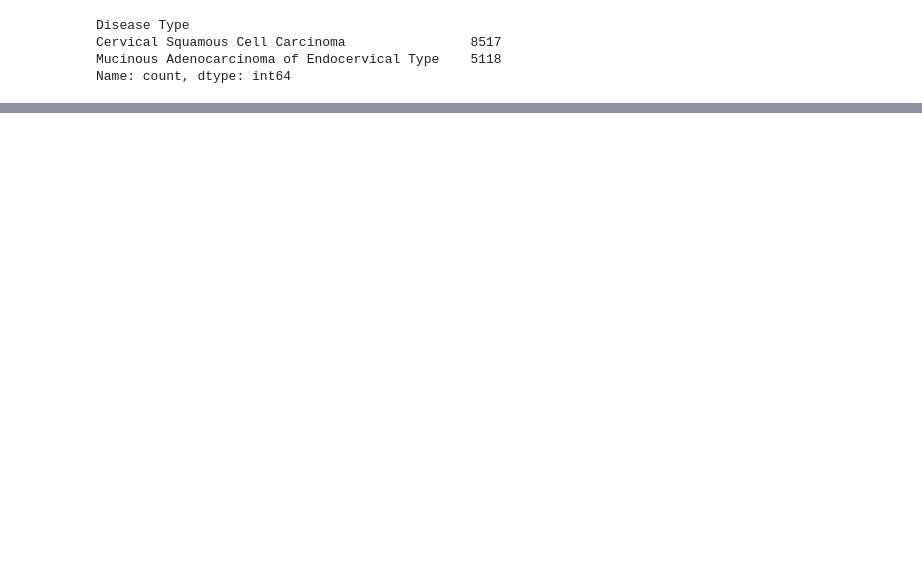
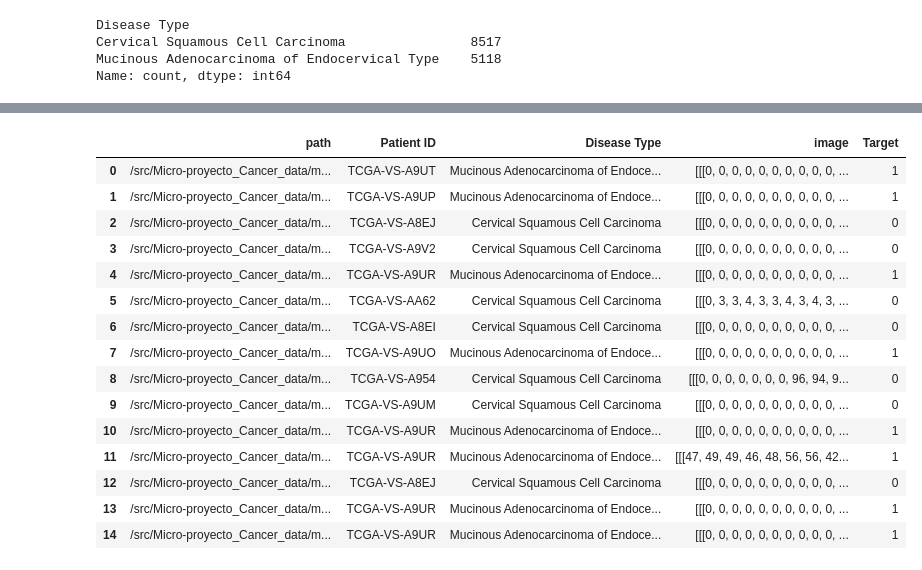
Before and after one commit to Daniel-Mesa/Microproyecto_Cervical_Cancer_Classifier, a Jupyter notebook: code/data_split.ipynb, the cells around one changed output, grey strips where cells are left out. Cells and saved outputs as stored; diff of their text form; code cells hidden in the pictures; blank space fills up the shorter version.

```diff
--- a/code/data_split.ipynb
+++ b/code/data_split.ipynb
@@ -174 +184,20 @@ Guardar los conjuntos de datos.
+# %%
+X_train.head(15)
+# %% [output]
+|  | path | Patient ID | Disease Type | image | Target |
+| 0 | /src/Micro-proyecto_Cancer_data/m... | TCGA-VS-A9UT | Mucinous Adenocarcinoma of Endoce... | [[[0, 0, 0, 0, 0, 0, 0, 0, 0, 0, ... | 1 |
+| 1 | /src/Micro-proyecto_Cancer_data/m... | TCGA-VS-A9UP | Mucinous Adenocarcinoma of Endoce... | [[[0, 0, 0, 0, 0, 0, 0, 0, 0, 0, ... | 1 |
+| 2 | /src/Micro-proyecto_Cancer_data/m... | TCGA-VS-A8EJ | Cervical Squamous Cell Carcinoma | [[[0, 0, 0, 0, 0, 0, 0, 0, 0, 0, ... | 0 |
+| 3 | /src/Micro-proyecto_Cancer_data/m... | TCGA-VS-A9V2 | Cervical Squamous Cell Carcinoma | [[[0, 0, 0, 0, 0, 0, 0, 0, 0, 0, ... | 0 |
+| 4 | /src/Micro-proyecto_Cancer_data/m... | TCGA-VS-A9UR | Mucinous Adenocarcinoma of Endoce... | [[[0, 0, 0, 0, 0, 0, 0, 0, 0, 0, ... | 1 |
+| 5 | /src/Micro-proyecto_Cancer_data/m... | TCGA-VS-AA62 | Cervical Squamous Cell Carcinoma | [[[0, 3, 3, 4, 3, 3, 4, 3, 4, 3, ... | 0 |
+| 6 | /src/Micro-proyecto_Cancer_data/m... | TCGA-VS-A8EI | Cervical Squamous Cell Carcinoma | [[[0, 0, 0, 0, 0, 0, 0, 0, 0, 0, ... | 0 |
+| 7 | /src/Micro-proyecto_Cancer_data/m... | TCGA-VS-A9UO | Mucinous Adenocarcinoma of Endoce... | [[[0, 0, 0, 0, 0, 0, 0, 0, 0, 0, ... | 1 |
+| 8 | /src/Micro-proyecto_Cancer_data/m... | TCGA-VS-A954 | Cervical Squamous Cell Carcinoma | [[[0, 0, 0, 0, 0, 0, 0, 96, 94, 9... | 0 |
+| 9 | /src/Micro-proyecto_Cancer_data/m... | TCGA-VS-A9UM | Cervical Squamous Cell Carcinoma | [[[0, 0, 0, 0, 0, 0, 0, 0, 0, 0, ... | 0 |
+| 10 | /src/Micro-proyecto_Cancer_data/m... | TCGA-VS-A9UR | Mucinous Adenocarcinoma of Endoce... | [[[0, 0, 0, 0, 0, 0, 0, 0, 0, 0, ... | 1 |
+| 11 | /src/Micro-proyecto_Cancer_data/m... | TCGA-VS-A9UR | Mucinous Adenocarcinoma of Endoce... | [[[47, 49, 49, 46, 48, 56, 56, 42... | 1 |
+| 12 | /src/Micro-proyecto_Cancer_data/m... | TCGA-VS-A8EJ | Cervical Squamous Cell Carcinoma | [[[0, 0, 0, 0, 0, 0, 0, 0, 0, 0, ... | 0 |
+| 13 | /src/Micro-proyecto_Cancer_data/m... | TCGA-VS-A9UR | Mucinous Adenocarcinoma of Endoce... | [[[0, 0, 0, 0, 0, 0, 0, 0, 0, 0, ... | 1 |
+| 14 | /src/Micro-proyecto_Cancer_data/m... | TCGA-VS-A9UR | Mucinous Adenocarcinoma of Endoce... | [[[0, 0, 0, 0, 0, 0, 0, 0, 0, 0, ... | 1 |
 # %%
```
Also changed, not shown: parts of 40 cells of this notebook.
